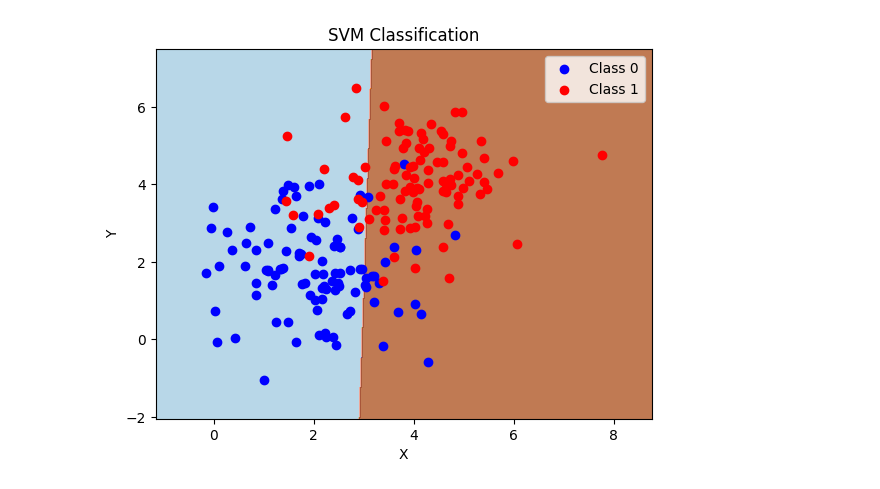
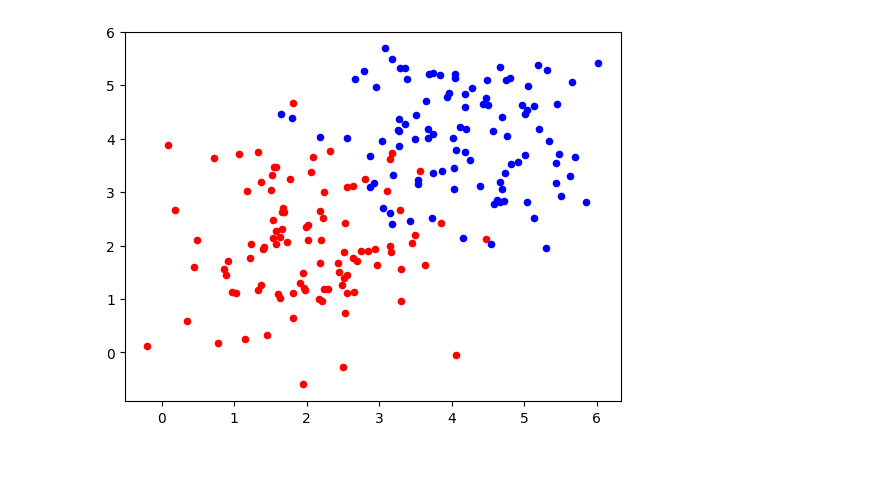
Before and after one commit to mafhoot/SVM, a Jupyter notebook: p.ipynb, the cells around one changed output. Drawn from its saved outputs; the diff is of its cells as text; code cells hidden in the pictures; blank space fills up the shorter version.

```diff
--- a/p.ipynb
+++ b/p.ipynb
@@ -1,20 +9,31 @@
 # %%
 # Generate random data points
-np.random.seed(25)
+np.random.seed(52)
 num_points = 100
 class_0_points = np.random.normal(loc=[2, 2], scale=[1, 1], size=(num_points, 2))
 class_1_points = np.random.normal(loc=[4, 4], scale=[1, 1], size=(num_points, 2))
 
 # Function to classify the points
 def classify_points(point):
     # Assuming a simple linear classification based on the x-coordinate
     if point[0] < 3:
         return 0
     else:
         return 1
 
 # Classify the data points
 classified_points = np.zeros(2 * num_points)
 for i in range(num_points):
     classified_points[i] = classify_points(class_0_points[i])
     classified_points[i + num_points] = classify_points(class_1_points[i])
+
+
+
+x = np.vstack((class_0_points, class_1_points))
+y = classified_points
+
+plt.scatter(class_0_points[:, 0], class_0_points[:, 1], s=20 , c='red', label='Class 0')
+plt.scatter(class_1_points[:, 0], class_1_points[:, 1],s=20 , c='blue', label='Class 1')
+plt.show()
+# %% [output]
+[figure, added]
@@ -33,15 +56,13 @@ xx, yy = np.meshgrid(np.arange(x_min, x_max, h), np.arange(y_min, y_max, h))
 Z = svm.predict(np.c_[xx.ravel(), yy.ravel()])
 Z = Z.reshape(xx.shape)
 # %%
-# Create scatter plot
-plt.figure()
-plt.contourf(xx, yy, Z, alpha=0.8, cmap=plt.cm.Paired)
-plt.scatter(class_0_points[:, 0], class_0_points[:, 1], c='blue', label='Class 0')
-plt.scatter(class_1_points[:, 0], class_1_points[:, 1], c='red', label='Class 1')
-plt.xlabel('X')
-plt.ylabel('Y')
-plt.title('SVM Classification')
-plt.legend()
-plt.show()
+# # Create scatter plot
+# plt.figure()
+# plt.contourf(xx, yy, Z, alpha=0.8, cmap=plt.cm.Paired)
+# plt.scatter(class_0_points[:, 0], class_0_points[:, 1], s=20 , c='blue', label='Class 0')
+# plt.scatter(class_1_points[:, 0], class_1_points[:, 1],s=20 , c='red', label='Class 1')
+# plt.xlabel('X')
+# plt.ylabel('Y')
+# plt.title('SVM Classification')
+# plt.legend()
+# plt.show()
-# %% [output]
-[figure, removed]
```
Also changed, not shown: parts of 4 cells of this notebook, 4 other files.
